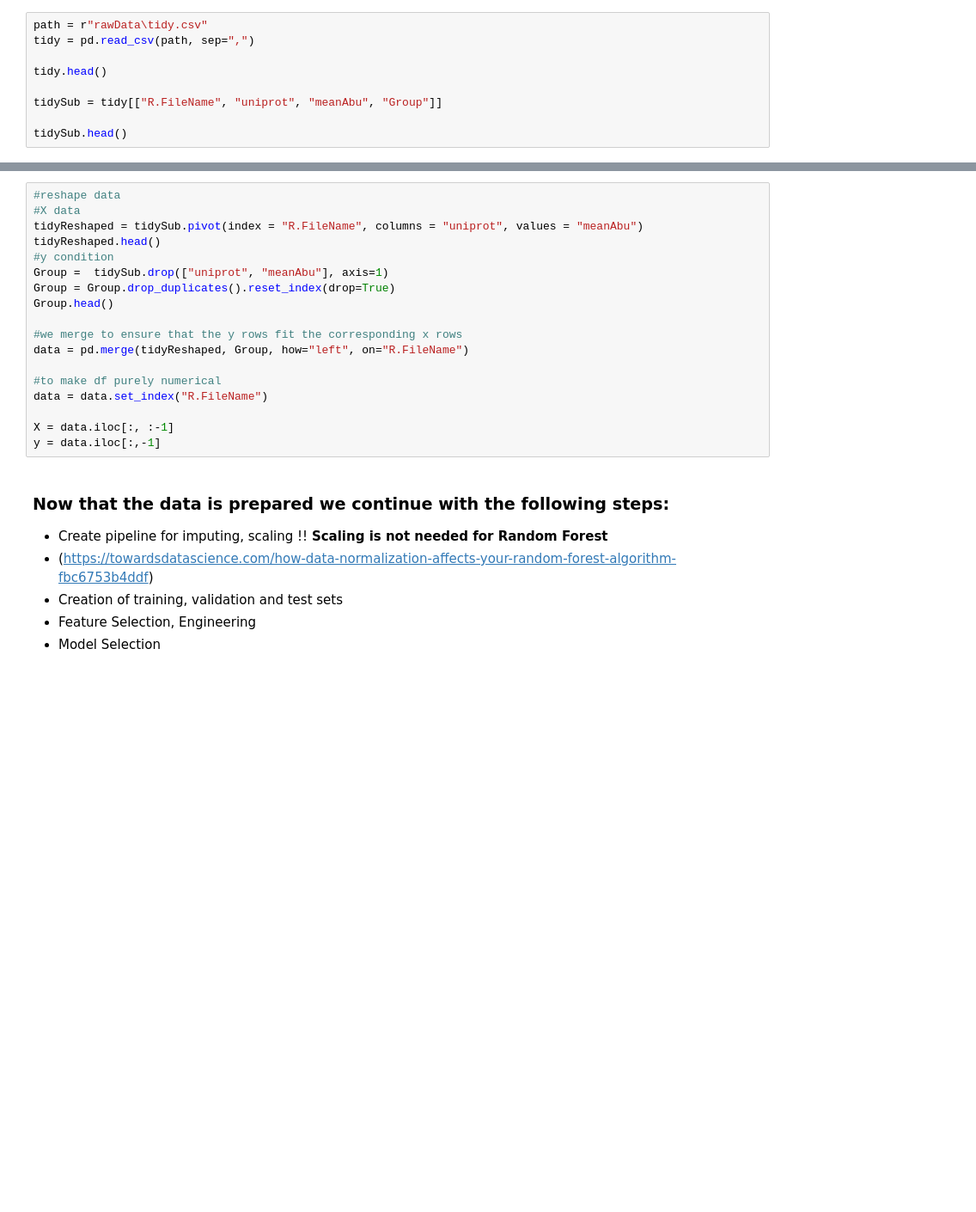
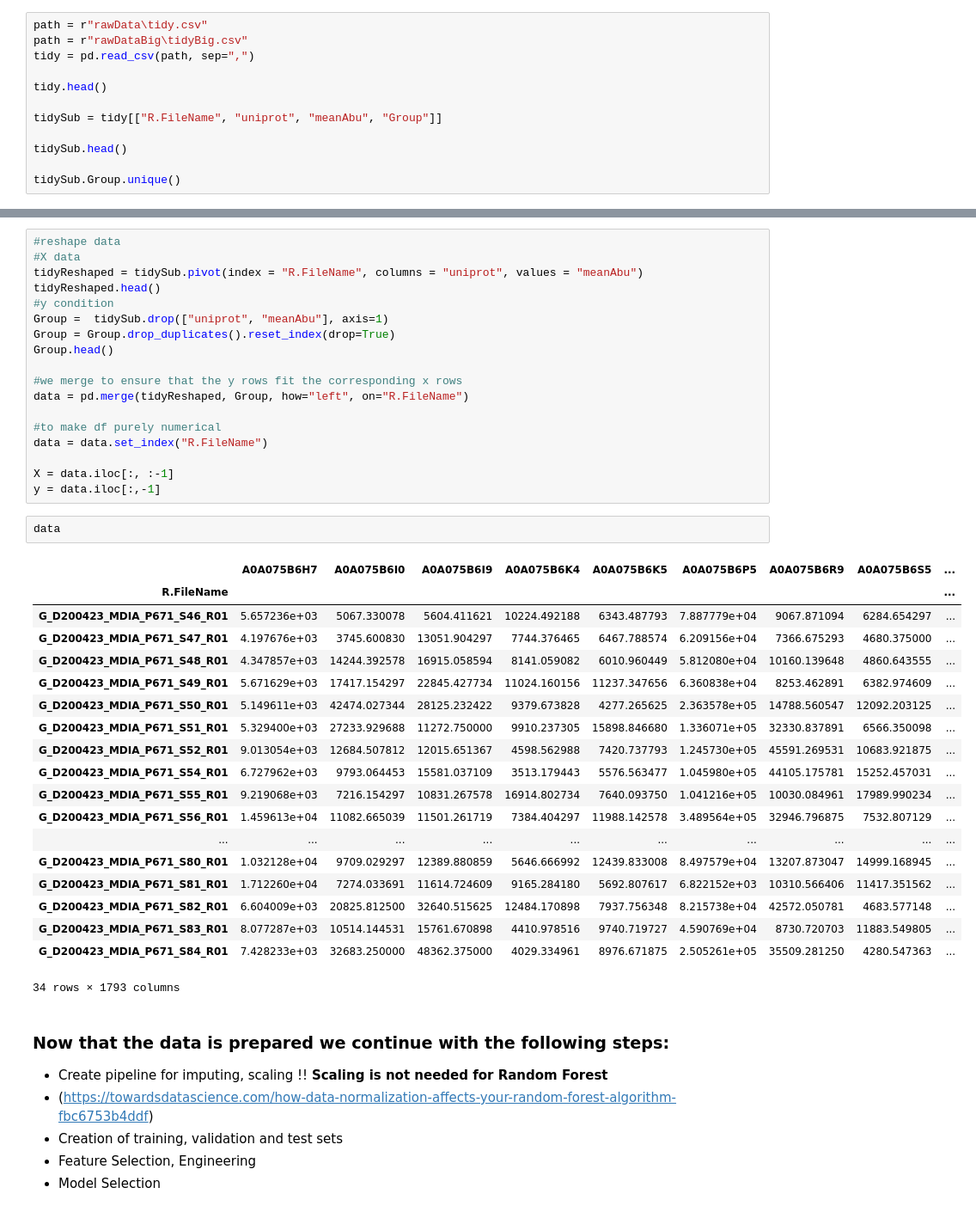
Before and after one commit to cewinharhar/BECS2_dataChallenge, a Jupyter notebook: MLworkflow.ipynb, the cells around one changed output, grey strips where cells are left out. Shown at 86% size. Cells and saved outputs as stored; diff of their text form; blank space fills up the shorter version.

```diff
--- a/MLworkflow.ipynb
+++ b/MLworkflow.ipynb
@@ -35,6 +35,7 @@ os.getcwd()
 * y: rows = patients, col  = health condition (healthy, cancer A, cancer B)
 # %%
 path = r"rawData\tidy.csv"
+path = r"rawDataBig\tidyBig.csv"
 tidy = pd.read_csv(path, sep=",")
 
 tidy.head()
@@ -42,4 +43,6 @@ tidy.head()
 tidySub = tidy[["R.FileName", "uniprot", "meanAbu", "Group"]]
 
 tidySub.head()
+
+tidySub.Group.unique()
 # %% [output]
@@ -69,6 +73,28 @@ data = data.set_index("R.FileName")
 
 X = data.iloc[:, :-1]
 y = data.iloc[:,-1]
+# %%
+data
+# %% [output]
+|  | A0A075B6H7 | A0A075B6I0 | A0A075B6I9 | A0A075B6K4 | A0A075B6K5 | A0A075B6P5 | A0A075B6R9 | A0A075B6S5 | ... |
+| R.FileName |  |  |  |  |  |  |  |  | ... |
+| G_D200423_MDIA_P671_S46_R01 | 5.657236e+03 | 5067.330078 | 5604.411621 | 10224.492188 | 6343.487793 | 7.887779e+04 | 9067.871094 | 6284.654297 | ... |
+| G_D200423_MDIA_P671_S47_R01 | 4.197676e+03 | 3745.600830 | 13051.904297 | 7744.376465 | 6467.788574 | 6.209156e+04 | 7366.675293 | 4680.375000 | ... |
+| G_D200423_MDIA_P671_S48_R01 | 4.347857e+03 | 14244.392578 | 16915.058594 | 8141.059082 | 6010.960449 | 5.812080e+04 | 10160.139648 | 4860.643555 | ... |
+| G_D200423_MDIA_P671_S49_R01 | 5.671629e+03 | 17417.154297 | 22845.427734 | 11024.160156 | 11237.347656 | 6.360838e+04 | 8253.462891 | 6382.974609 | ... |
+| G_D200423_MDIA_P671_S50_R01 | 5.149611e+03 | 42474.027344 | 28125.232422 | 9379.673828 | 4277.265625 | 2.363578e+05 | 14788.560547 | 12092.203125 | ... |
+| G_D200423_MDIA_P671_S51_R01 | 5.329400e+03 | 27233.929688 | 11272.750000 | 9910.237305 | 15898.846680 | 1.336071e+05 | 32330.837891 | 6566.350098 | ... |
+| G_D200423_MDIA_P671_S52_R01 | 9.013054e+03 | 12684.507812 | 12015.651367 | 4598.562988 | 7420.737793 | 1.245730e+05 | 45591.269531 | 10683.921875 | ... |
+| G_D200423_MDIA_P671_S54_R01 | 6.727962e+03 | 9793.064453 | 15581.037109 | 3513.179443 | 5576.563477 | 1.045980e+05 | 44105.175781 | 15252.457031 | ... |
+| G_D200423_MDIA_P671_S55_R01 | 9.219068e+03 | 7216.154297 | 10831.267578 | 16914.802734 | 7640.093750 | 1.041216e+05 | 10030.084961 | 17989.990234 | ... |
+| G_D200423_MDIA_P671_S56_R01 | 1.459613e+04 | 11082.665039 | 11501.261719 | 7384.404297 | 11988.142578 | 3.489564e+05 | 32946.796875 | 7532.807129 | ... |
+| ... | ... | ... | ... | ... | ... | ... | ... | ... | ... |
+| G_D200423_MDIA_P671_S80_R01 | 1.032128e+04 | 9709.029297 | 12389.880859 | 5646.666992 | 12439.833008 | 8.497579e+04 | 13207.873047 | 14999.168945 | ... |
+| G_D200423_MDIA_P671_S81_R01 | 1.712260e+04 | 7274.033691 | 11614.724609 | 9165.284180 | 5692.807617 | 6.822152e+03 | 10310.566406 | 11417.351562 | ... |
+| G_D200423_MDIA_P671_S82_R01 | 6.604009e+03 | 20825.812500 | 32640.515625 | 12484.170898 | 7937.756348 | 8.215738e+04 | 42572.050781 | 4683.577148 | ... |
+| G_D200423_MDIA_P671_S83_R01 | 8.077287e+03 | 10514.144531 | 15761.670898 | 4410.978516 | 9740.719727 | 4.590769e+04 | 8730.720703 | 11883.549805 | ... |
+| G_D200423_MDIA_P671_S84_R01 | 7.428233e+03 | 32683.250000 | 48362.375000 | 4029.334961 | 8976.671875 | 2.505261e+05 | 35509.281250 | 4280.547363 | ... |
+34 rows × 1793 columns
 # %% [markdown]
 ### Now that the data is prepared we continue with the following steps:
 * Create pipeline for imputing, scaling !! **Scaling is not needed for Random Forest**
```
Also changed, not shown: parts of 1 cell of this notebook.
